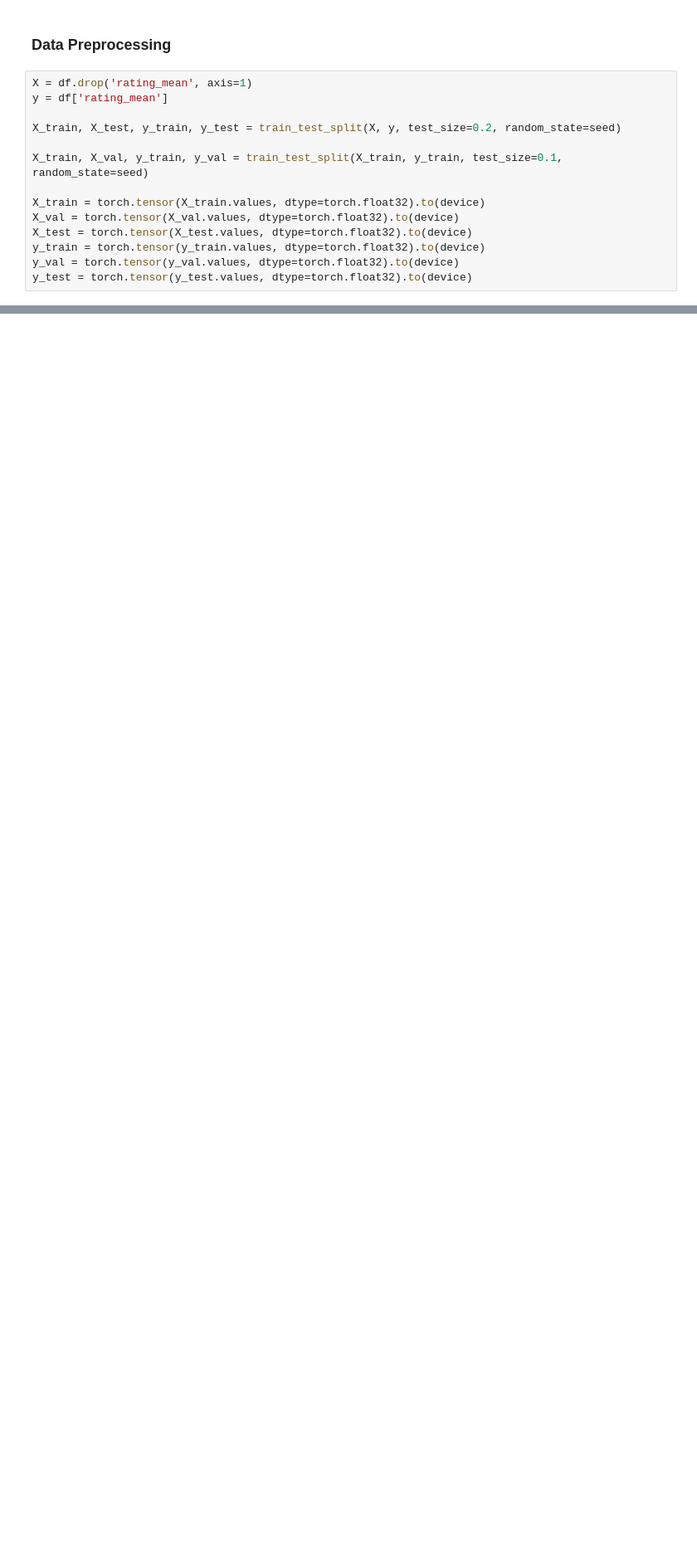
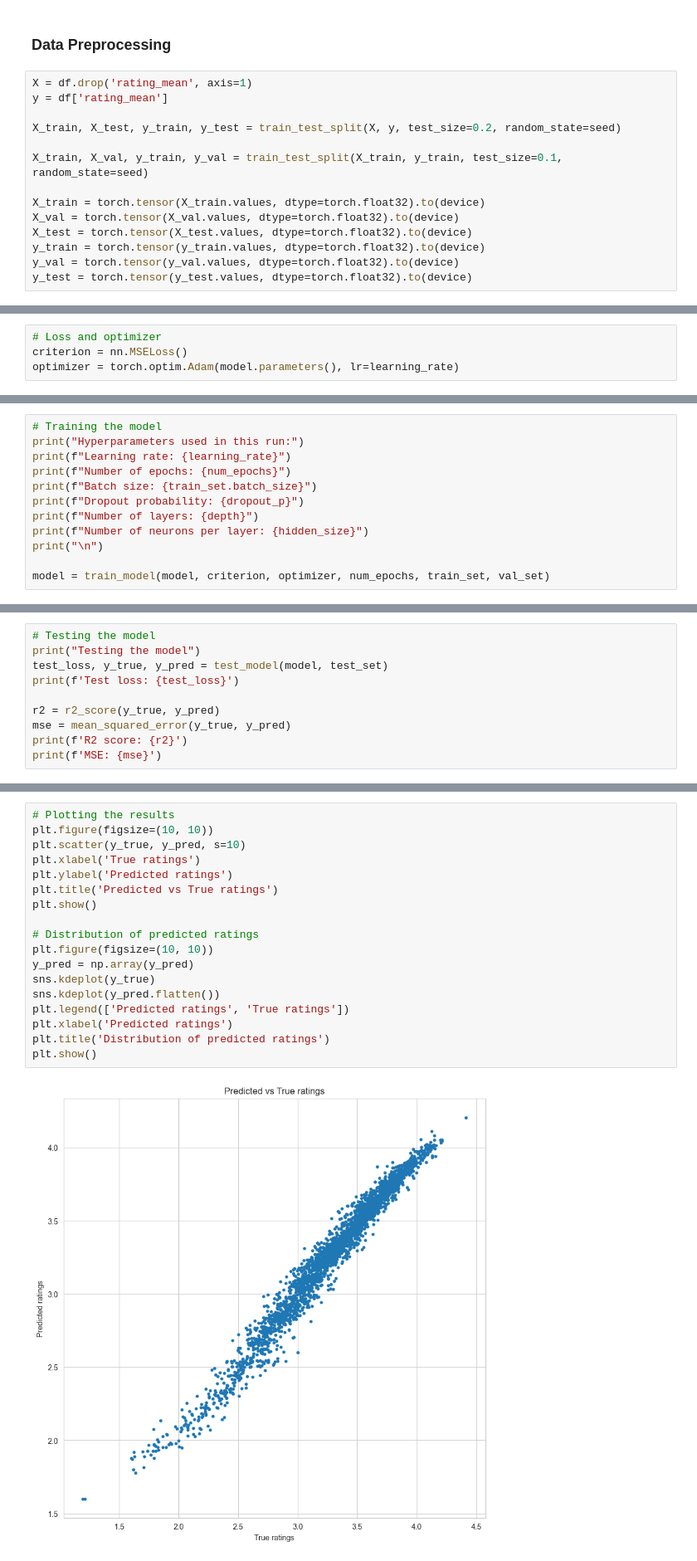
Before and after one commit to DiegoConce/data-analytics-movielens, a Jupyter notebook: NeuralNetwork.ipynb, the cells around one changed output, grey strips where cells are left out. Shown at 83% size. Cells and saved outputs as stored; diff of their text form; blank space fills up the shorter version.

```diff
--- a/NeuralNetwork.ipynb
+++ b/NeuralNetwork.ipynb
@@ -67,0 +133,4 @@ Number of test samples: 2760
+# %%
+# Loss and optimizer
+criterion = nn.MSELoss()
+optimizer = torch.optim.Adam(model.parameters(), lr=learning_rate)
@@ -67,0 +192,12 @@ Number of test samples: 2760
+# %%
+# Training the model
+print("Hyperparameters used in this run:")
+print(f"Learning rate: {learning_rate}")
+print(f"Number of epochs: {num_epochs}")
+print(f"Batch size: {train_set.batch_size}")
+print(f"Dropout probability: {dropout_p}")
+print(f"Number of layers: {depth}")
+print(f"Number of neurons per layer: {hidden_size}")
+print("\n")
+
+model = train_model(model, criterion, optimizer, num_epochs, train_set, val_set)
@@ -67,0 +222,10 @@ Number of test samples: 2760
+# %%
+# Testing the model
+print("Testing the model")
+test_loss, y_true, y_pred = test_model(model, test_set)
+print(f'Test loss: {test_loss}')
+
+r2 = r2_score(y_true, y_pred)
+mse = mean_squared_error(y_true, y_pred)
+print(f'R2 score: {r2}')
+print(f'MSE: {mse}')
@@ -67,0 +237,20 @@ Number of test samples: 2760
+# %%
+# Plotting the results
+plt.figure(figsize=(10, 10))
+plt.scatter(y_true, y_pred, s=10)
+plt.xlabel('True ratings')
+plt.ylabel('Predicted ratings')
+plt.title('Predicted vs True ratings')
+plt.show()
+
+# Distribution of predicted ratings
+plt.figure(figsize=(10, 10))
+y_pred = np.array(y_pred)
+sns.kdeplot(y_true)
+sns.kdeplot(y_pred.flatten())
+plt.legend(['Predicted ratings', 'True ratings'])
+plt.xlabel('Predicted ratings')
+plt.title('Distribution of predicted ratings')
+plt.show()
+# %% [output]
+[figure, added]
```
Also changed, not shown: parts of 12 cells of this notebook, 3 other files.
